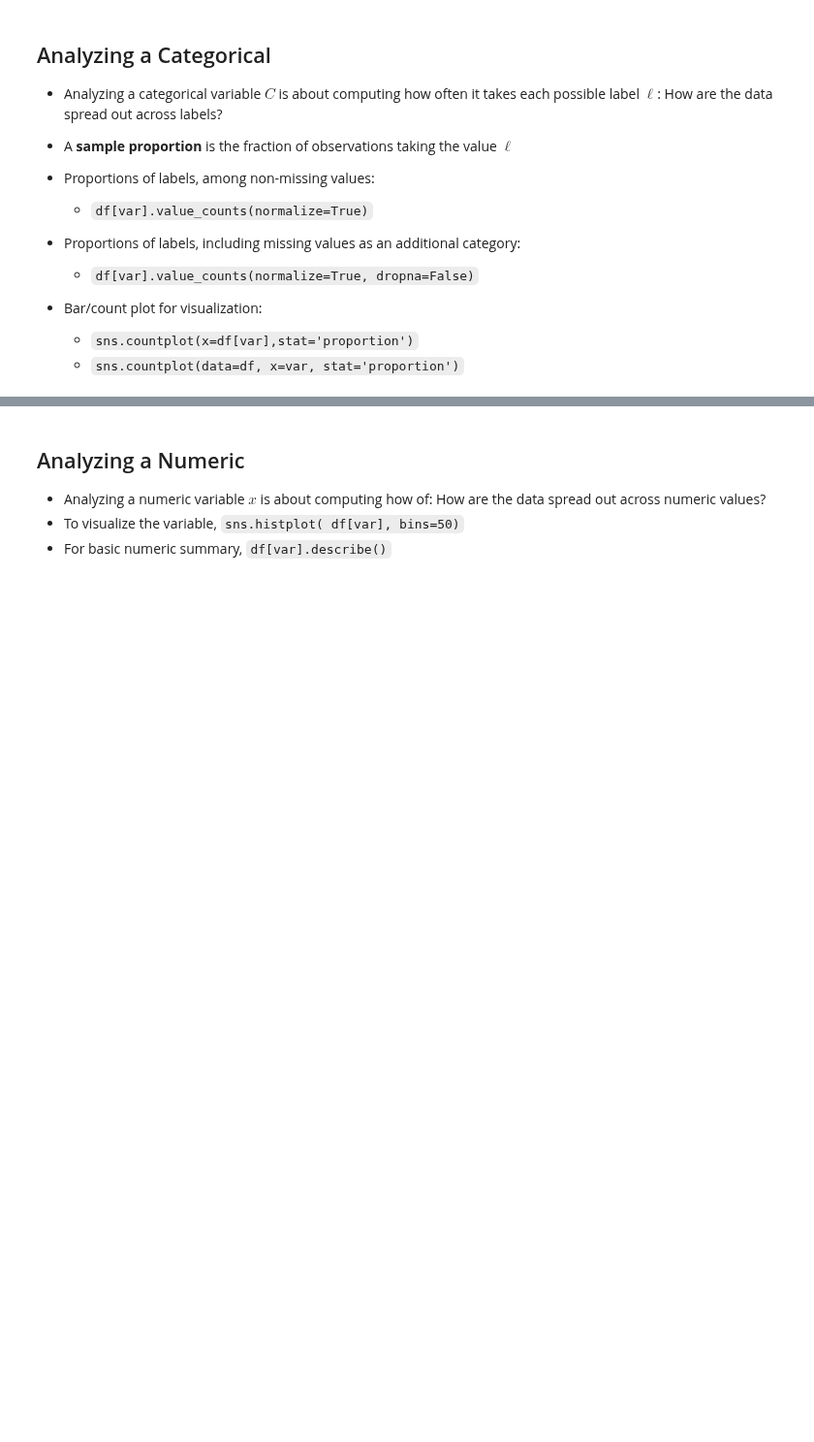
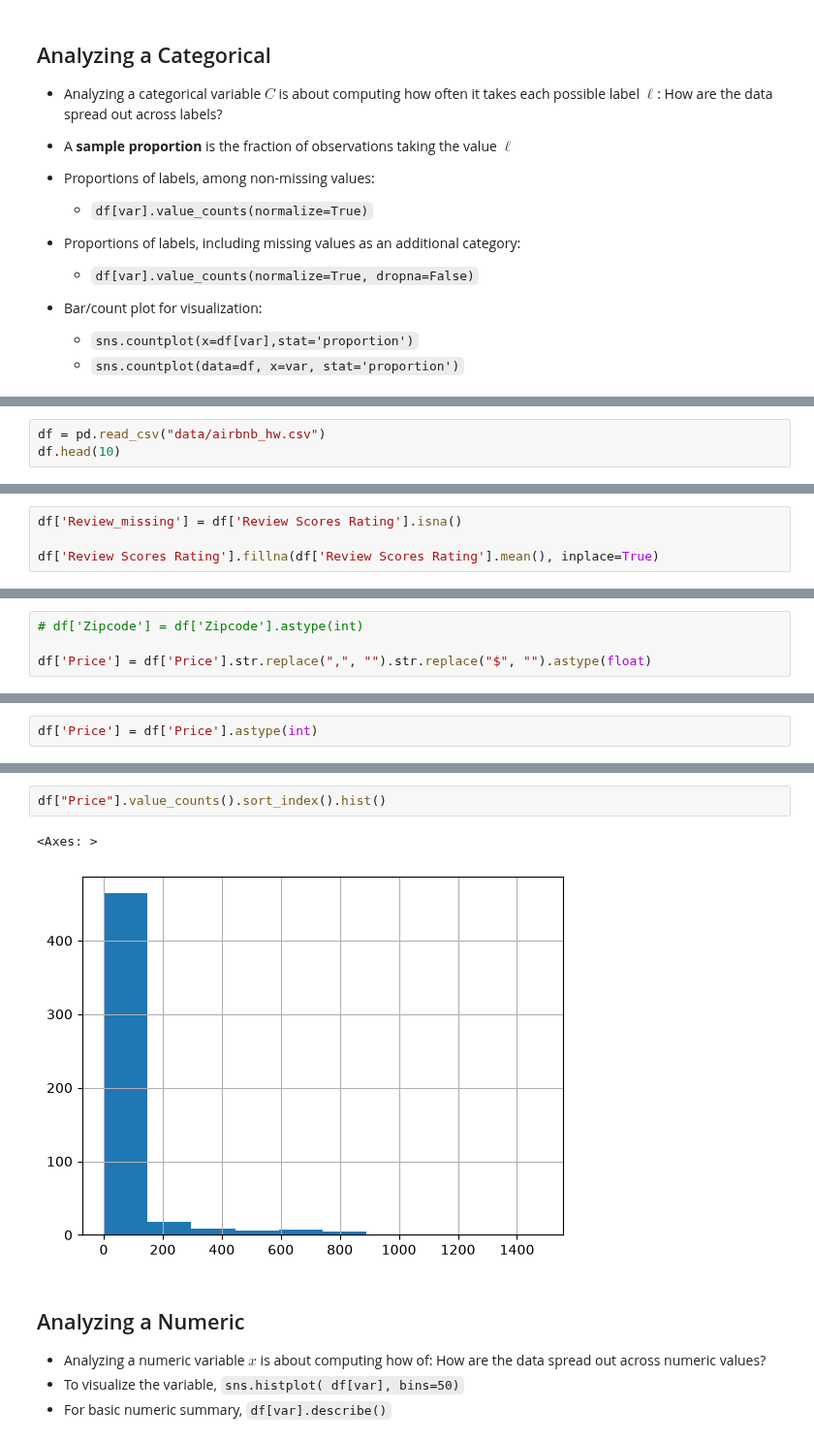
Before and after one commit to jacobrellis/UU_F26_templates, a Jupyter notebook: Lab01/eda.ipynb, the cells around one changed output, grey strips where cells are left out. Shown at 97% size. Cells and saved outputs as stored; diff of their text form; blank space fills up the shorter version.

```diff
--- a/Lab01/eda.ipynb
+++ b/Lab01/eda.ipynb
@@ -41,0 +48,3 @@
+# %%
+df = pd.read_csv("data/airbnb_hw.csv")
+df.head(10)
@@ -41,0 +80,4 @@
+# %%
+df['Review_missing'] = df['Review Scores Rating'].isna()
+
+df['Review Scores Rating'].fillna(df['Review Scores Rating'].mean(), inplace=True)
@@ -41,0 +109,4 @@
+# %%
+# df['Zipcode'] = df['Zipcode'].astype(int)
+
+df['Price'] = df['Price'].str.replace(",", "").str.replace("$", "").astype(float)
@@ -41,0 +115,2 @@
+# %%
+df['Price'] = df['Price'].astype(int)
@@ -42,3 +137,8 @@
+# %%
+df["Price"].value_counts().sort_index().hist()
+# %% [output]
+<Axes: >
+[figure, added]
 # %% [markdown]
 ## Analyzing a Numeric
 
```
Also changed, not shown: parts of 10 cells of this notebook, 2 other files.
